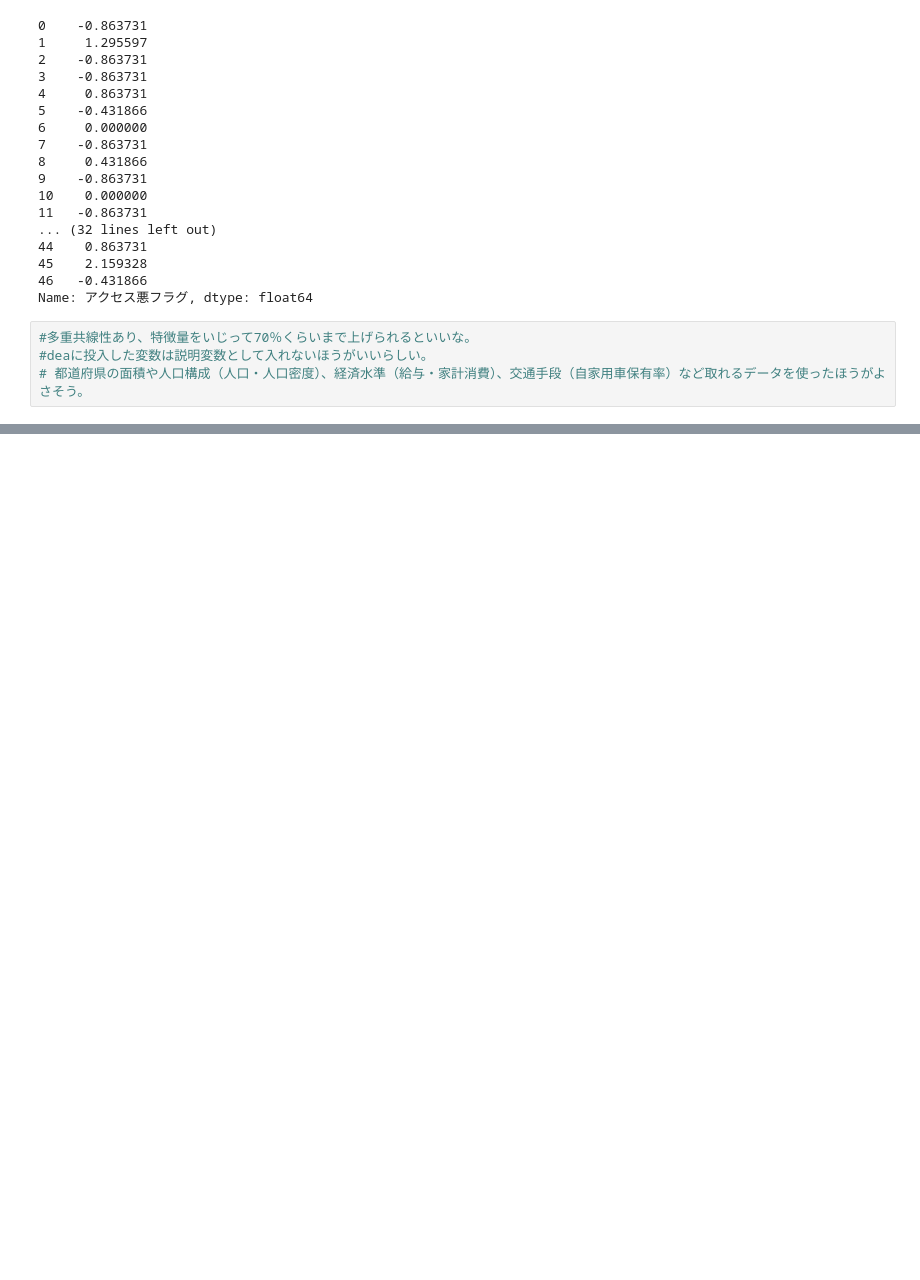
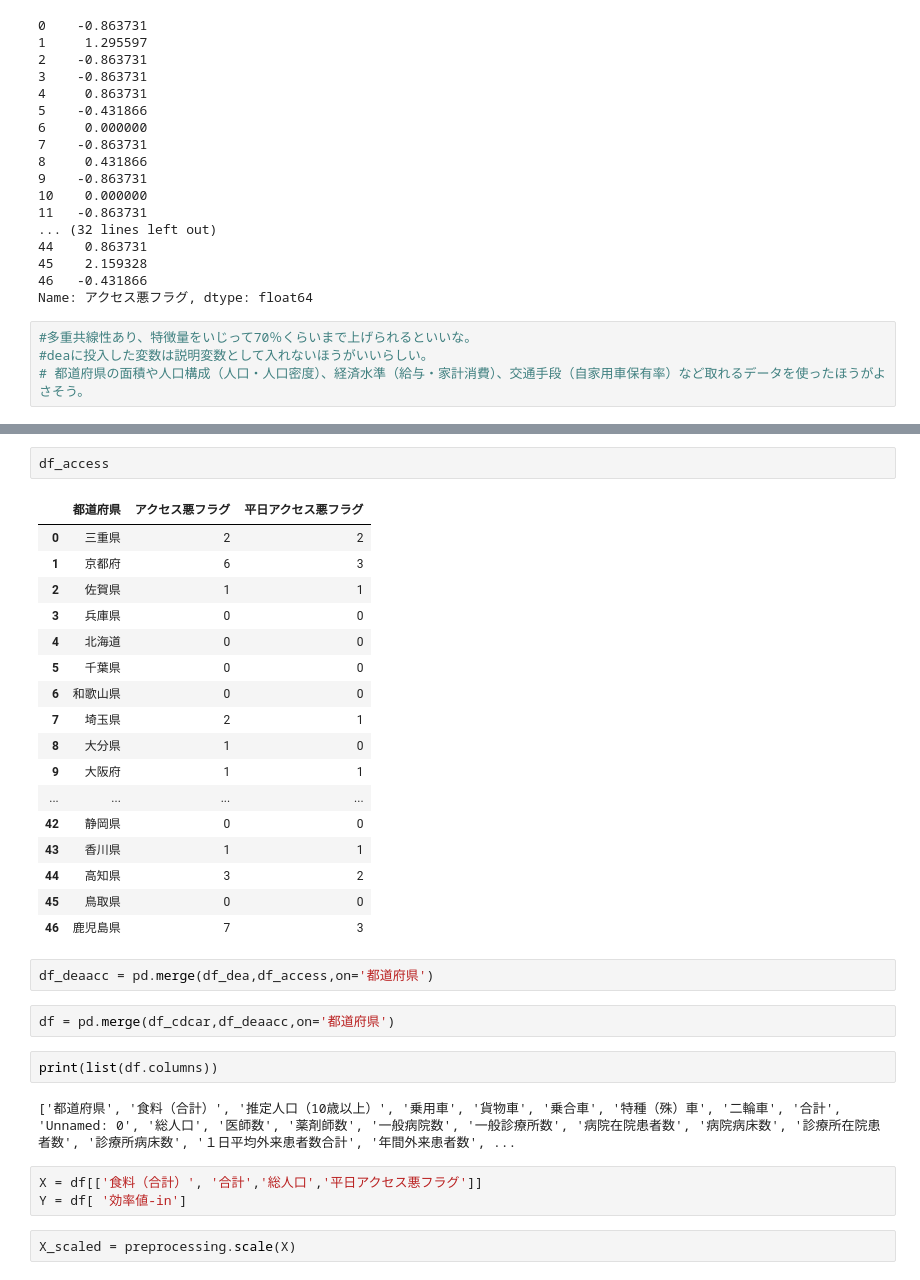
Before and after one commit to JunNagase0/healthcare-accessibility-analysis, a Jupyter notebook: notebooks/nagase02_access-value-test.ipynb, the cells around one changed output, grey strips where cells are left out. Cells and saved outputs as stored; diff of their text form; blank space fills up the shorter version.

Commit message:
access value test

```diff
--- a/notebooks/nagase02_access-value-test.ipynb
+++ b/notebooks/nagase02_access-value-test.ipynb
@@ -372,0 +514,33 @@ plt.show()
+# %%
+df_access
+# %% [output]
+|  | 都道府県 | アクセス悪フラグ | 平日アクセス悪フラグ |
+| 0 | 三重県 | 2 | 2 |
+| 1 | 京都府 | 6 | 3 |
+| 2 | 佐賀県 | 1 | 1 |
+| 3 | 兵庫県 | 0 | 0 |
+| 4 | 北海道 | 0 | 0 |
+| 5 | 千葉県 | 0 | 0 |
+| 6 | 和歌山県 | 0 | 0 |
+| 7 | 埼玉県 | 2 | 1 |
+| 8 | 大分県 | 1 | 0 |
+| 9 | 大阪府 | 1 | 1 |
+| ... | ... | ... | ... |
+| 42 | 静岡県 | 0 | 0 |
+| 43 | 香川県 | 1 | 1 |
+| 44 | 高知県 | 3 | 2 |
+| 45 | 鳥取県 | 0 | 0 |
+| 46 | 鹿児島県 | 7 | 3 |
+# %%
+df_deaacc = pd.merge(df_dea,df_access,on='都道府県')
+# %%
+df = pd.merge(df_cdcar,df_deaacc,on='都道府県')
+# %%
+print(list(df.columns))
+# %% [output]
+['都道府県', '食料（合計）', '推定人口（10歳以上）', '乗用車', '貨物車', '乗合車', '特種（殊）車', '二輪車', '合計', 'Unnamed: 0', '総人口', '医師数', '薬剤師数', '一般病院数', '一般診療所数', '病院在院患者数', '病院病床数', '診療所在院患者数', '診療所病床数', '１日平均外来患者数合計', '年間外来患者数', ...
+# %%
+X = df[['食料（合計）', '合計','総人口','平日アクセス悪フラグ']]
+Y = df[ '効率値-in']
+# %%
+X_scaled = preprocessing.scale(X)
```
Also changed, not shown: parts of 25 cells of this notebook, 1 other file.
